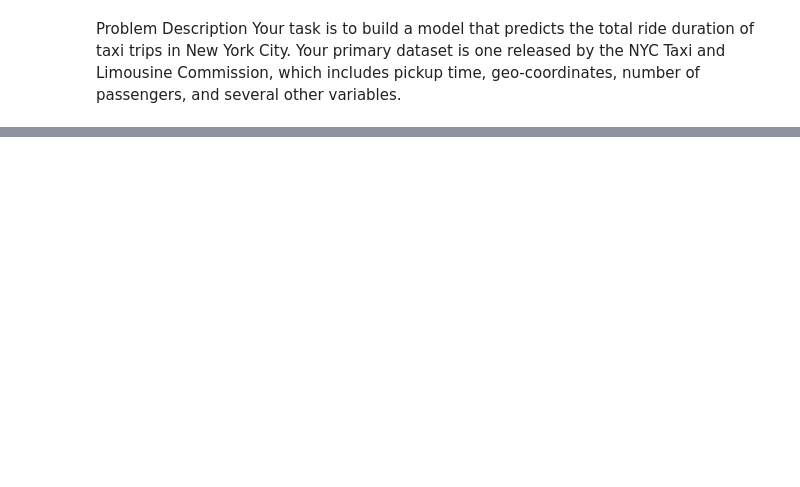
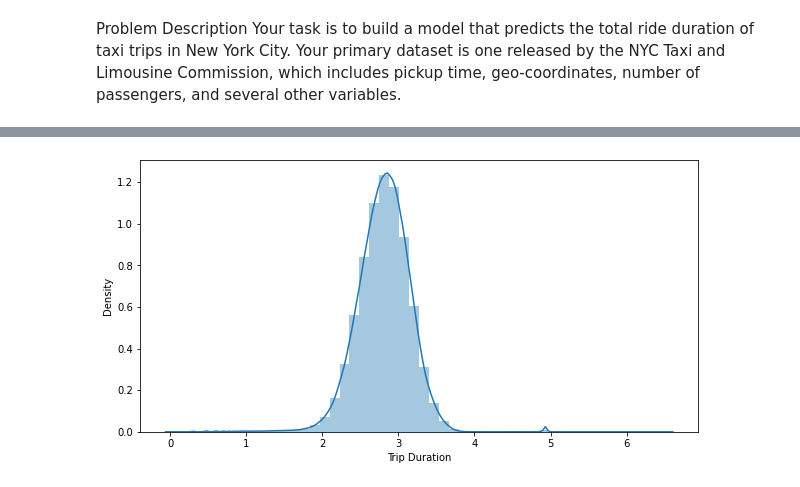
Before and after one commit to bysubanji/Nyc_taxi_ride_duration_prediction, a Jupyter notebook: NYC_Taxi_trip_time_Prediction_Bhaskarsubanji.ipynb, the cells around one changed output, grey strips where cells are left out. Drawn from its saved outputs; the diff is of its cells as text; code cells hidden in the pictures; blank space fills up the shorter version.

```diff
--- a/NYC_Taxi_trip_time_Prediction_Bhaskarsubanji.ipynb
+++ b/NYC_Taxi_trip_time_Prediction_Bhaskarsubanji.ipynb
@@ -27,0 +258,8 @@ Your task is to build a model that predicts the total ride duration of taxi trip
+# %%
+# This shows right skewness, hence apply the log10 to transform it to the normal distribution.
+plt.figure(figsize = (10,5))
+sns.distplot(np.log10(data['trip_duration']))
+plt.xlabel('Trip Duration')
+plt.show()
+# %% [output]
+[figure, added]
```
Also changed, not shown: parts of 115 cells of this notebook.
